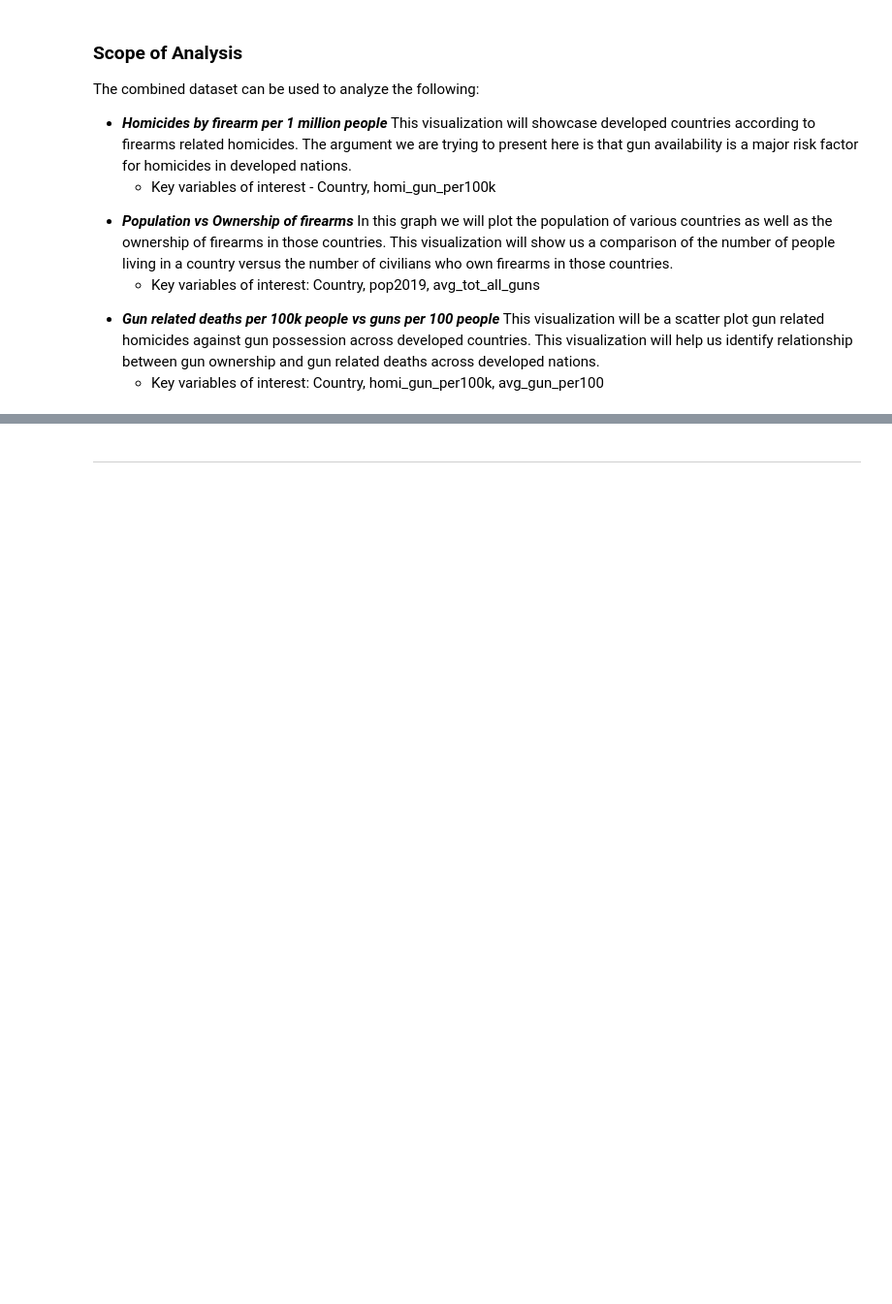
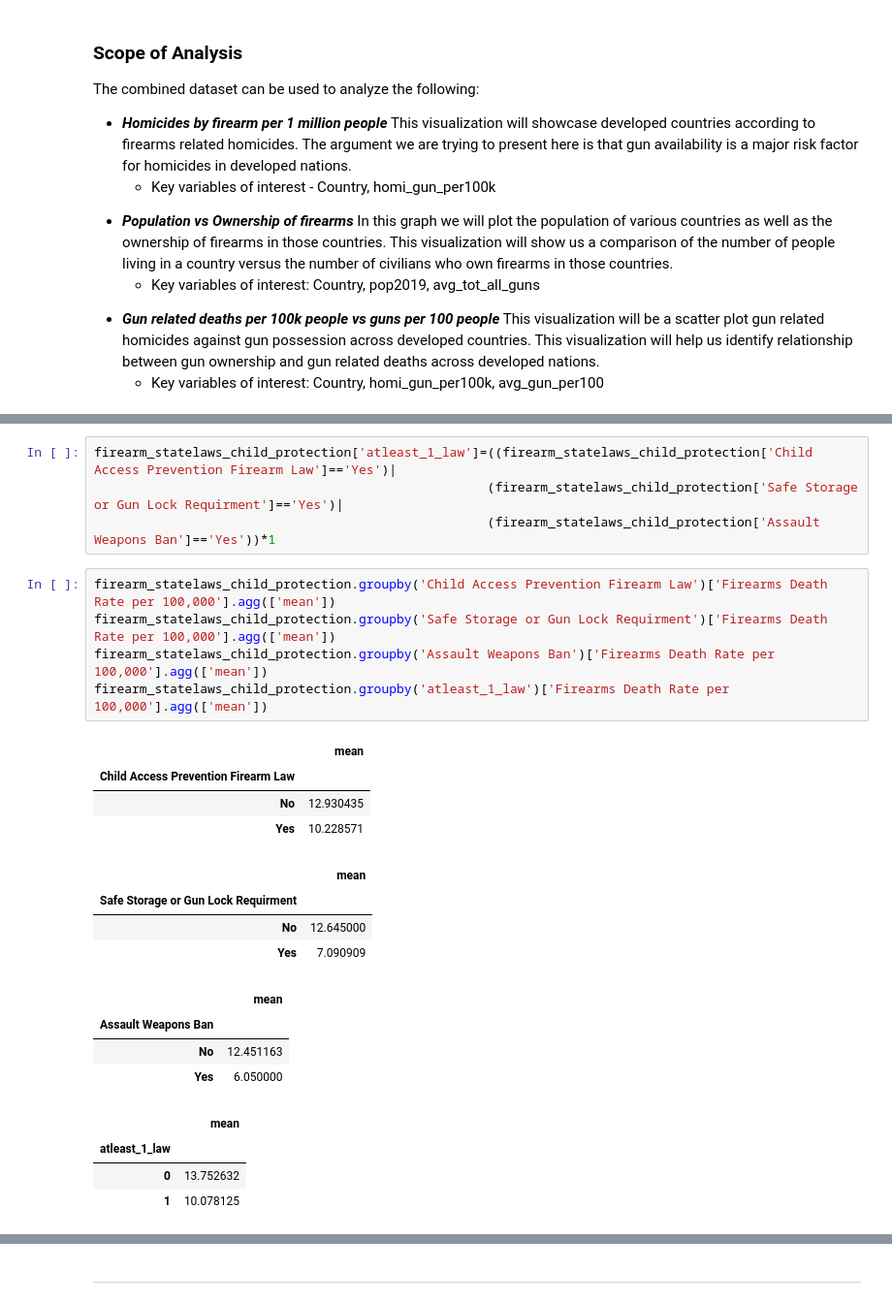
Before and after one commit to pragyansharma24/Gun-Violence-in-United-States, a Jupyter notebook: Gun_Violence_in_the_United_States.ipynb, the cells around one changed output, grey strips where cells are left out. Shown at 97% size. Drawn from its saved outputs; the diff is of its cells as text; blank space fills up the shorter version.

```diff
--- a/Gun_Violence_in_the_United_States.ipynb
+++ b/Gun_Violence_in_the_United_States.ipynb
@@ -339,0 +394,26 @@ This visualization will showcase developed countries according to firearms relat
+# %%
+firearm_statelaws_child_protection['atleast_1_law']=((firearm_statelaws_child_protection['Child Access Prevention Firearm Law']=='Yes')|
+                                                    (firearm_statelaws_child_protection['Safe Storage or Gun Lock Requirment']=='Yes')|
+                                                    (firearm_statelaws_child_protection['Assault Weapons Ban']=='Yes'))*1
+# %%
+firearm_statelaws_child_protection.groupby('Child Access Prevention Firearm Law')['Firearms Death Rate per 100,000'].agg(['mean'])
+firearm_statelaws_child_protection.groupby('Safe Storage or Gun Lock Requirment')['Firearms Death Rate per 100,000'].agg(['mean'])
+firearm_statelaws_child_protection.groupby('Assault Weapons Ban')['Firearms Death Rate per 100,000'].agg(['mean'])
+firearm_statelaws_child_protection.groupby('atleast_1_law')['Firearms Death Rate per 100,000'].agg(['mean'])
+# %% [output]
+|  | mean |
+| Child Access Prevention Firearm Law |  |
+| No | 12.930435 |
+| Yes | 10.228571 |
+|  | mean |
+| Safe Storage or Gun Lock Requirment |  |
+| No | 12.645000 |
+| Yes | 7.090909 |
+|  | mean |
+| Assault Weapons Ban |  |
+| No | 12.451163 |
+| Yes | 6.050000 |
+|  | mean |
+| atleast_1_law |  |
+| 0 | 13.752632 |
+| 1 | 10.078125 |
```
Also changed, not shown: parts of 14 cells of this notebook.
